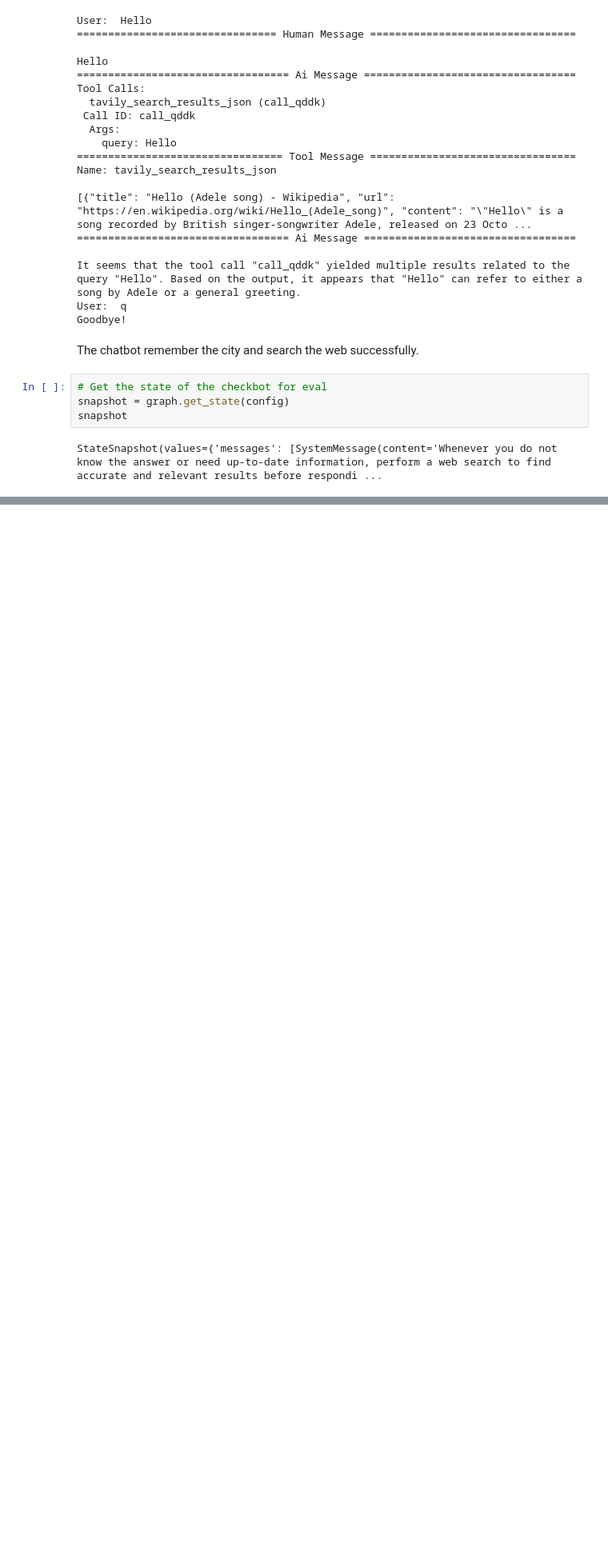
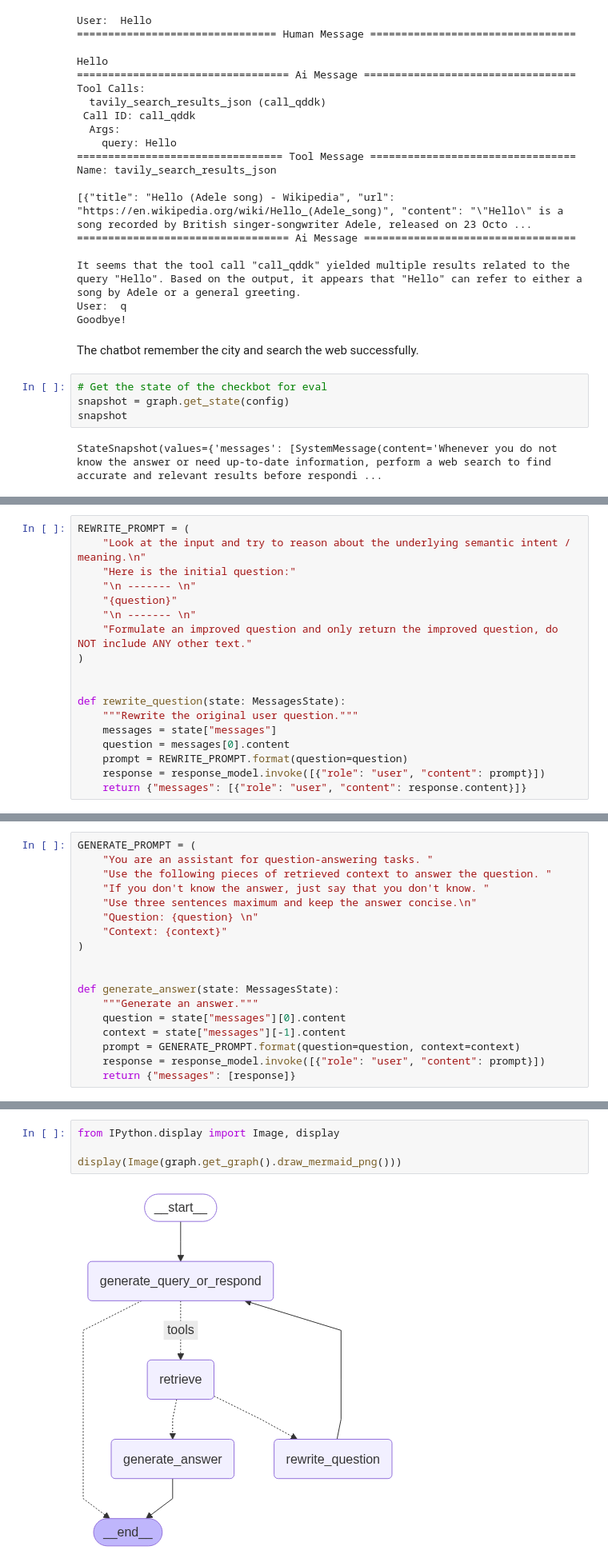
Before and after one commit to chinhang0104/LangChain, a Jupyter notebook: LangGraph.ipynb, the cells around one changed output, grey strips where cells are left out. Shown at 80% size. Saved outputs shown, nothing was run; the diff lists cells and outputs as text; blank space fills up the shorter version.

```diff
--- a/LangGraph.ipynb
+++ b/LangGraph.ipynb
@@ -203,0 +428,18 @@ StateSnapshot(values={'messages': [SystemMessage(content='Whenever you do not kn
+# %%
+REWRITE_PROMPT = (
+    "Look at the input and try to reason about the underlying semantic intent / meaning.\n"
+    "Here is the initial question:"
+    "\n ------- \n"
+    "{question}"
+    "\n ------- \n"
+    "Formulate an improved question and only return the improved question, do NOT include ANY other text."
+)
+
+
+def rewrite_question(state: MessagesState):
+    """Rewrite the original user question."""
+    messages = state["messages"]
+    question = messages[0].content
+    prompt = REWRITE_PROMPT.format(question=question)
+    response = response_model.invoke([{"role": "user", "content": prompt}])
+    return {"messages": [{"role": "user", "content": response.content}]}
@@ -203,0 +476,18 @@ StateSnapshot(values={'messages': [SystemMessage(content='Whenever you do not kn
+# %%
+GENERATE_PROMPT = (
+    "You are an assistant for question-answering tasks. "
+    "Use the following pieces of retrieved context to answer the question. "
+    "If you don't know the answer, just say that you don't know. "
+    "Use three sentences maximum and keep the answer concise.\n"
+    "Question: {question} \n"
+    "Context: {context}"
+)
+
+
+def generate_answer(state: MessagesState):
+    """Generate an answer."""
+    question = state["messages"][0].content
+    context = state["messages"][-1].content
+    prompt = GENERATE_PROMPT.format(question=question, context=context)
+    response = response_model.invoke([{"role": "user", "content": prompt}])
+    return {"messages": [response]}
@@ -203,0 +572,6 @@ StateSnapshot(values={'messages': [SystemMessage(content='Whenever you do not kn
+# %%
+from IPython.display import Image, display
+
+display(Image(graph.get_graph().draw_mermaid_png()))
+# %% [output]
+[figure, added]
```
Also changed, not shown: parts of 125 cells of this notebook.
